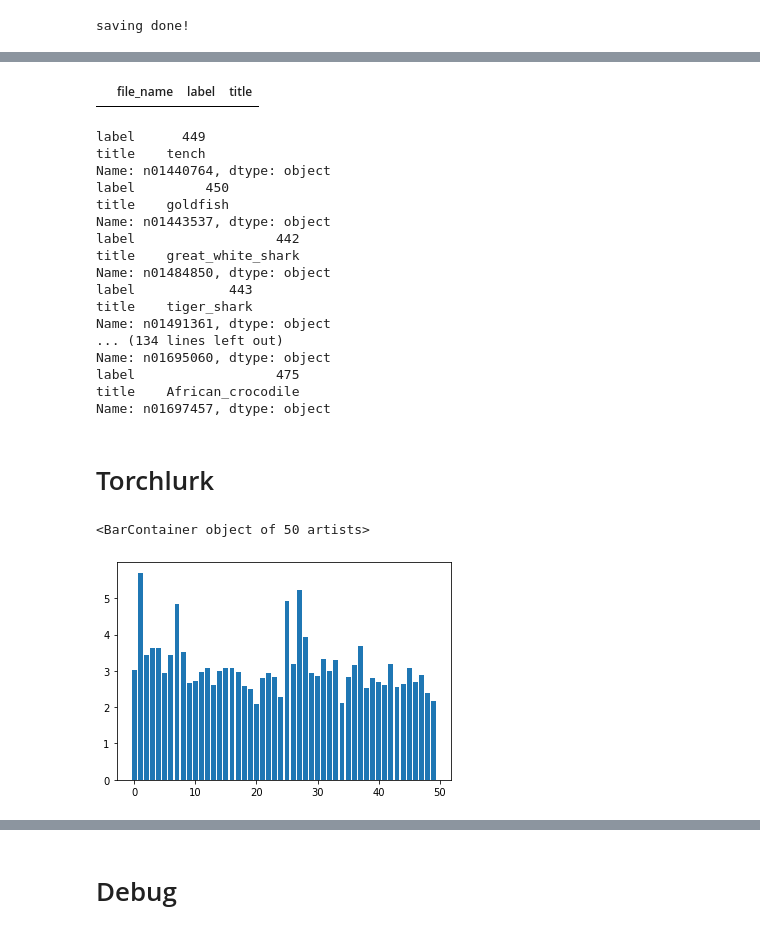
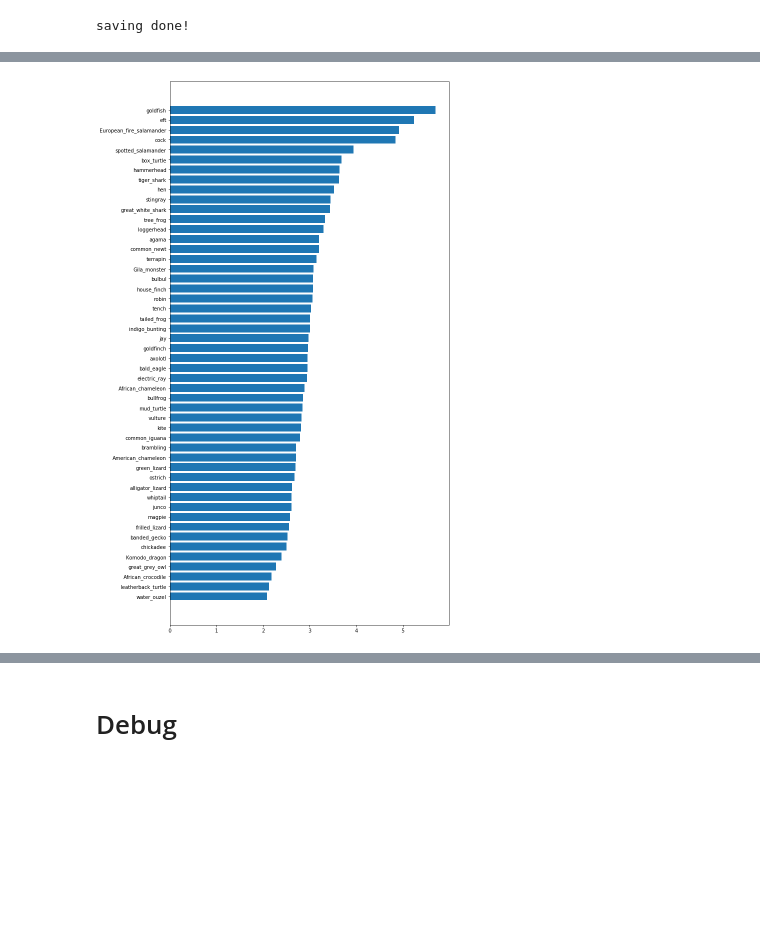
Before and after one commit to torchlurk/torchlurk, a Jupyter notebook: src/run_backend.ipynb, the cells around one changed output, grey strips where cells are left out. Drawn from its saved outputs; the diff is of its cells as text; code cells hidden in the pictures; blank space fills up the shorter version.

Commit message:
histogram update

```diff
--- a/src/run_backend.ipynb
+++ b/src/run_backend.ipynb
@@ -45,3 +85,8 @@ NameError: name 'subifold' is not defined
+# %%
+#watch out: once you chose a folder name for the computed images and a json name, the json name will point to that folder name exclusively.
+lurker = Lurk(model,preprocess,save_comp_img_path='../results/06_05_20/'
+                              ,save_json_pathname='../saved_model/06_05_20.json'
+                              ,img_path="../data/50classes/")
 # %% [markdown]
 ## Current cursor
 # %%
@@ -107,26 +95,0 @@ label_infos50 = pd.DataFrame(columns=label_infos.columns)
-# %%
-label_infos50
-# %% [output]
-|  | file_name | label | title |
-# %%
-
-for key,value in my_dataset.class_to_idx.items():
-    print(label_infos.loc[key])
-# %% [output]
-label      449
-title    tench
-Name: n01440764, dtype: object
-label         450
-title    goldfish
-Name: n01443537, dtype: object
-label                  442
-title    great_white_shark
-Name: n01484850, dtype: object
-label            443
-title    tiger_shark
-Name: n01491361, dtype: object
-... (134 lines left out)
-Name: n01695060, dtype: object
-label                  475
-title    African_crocodile
-Name: n01697457, dtype: object
@@ -137,2 +95,0 @@ data_loader = torch.utils.data.DataLoader(my_dataset, batch_size=1, shuffle=True
-# %% [markdown]
-# Torchlurk
@@ -171,7 +96,4 @@ from misc_funcs import create_folders
 # %%
-temp = lurker.model_info[0]['filters'][0]['histo_counts_max']
+plot_hist(lurker.model_info[0]['filters'][0]['histo_counts_max'])
+# %% [output]
+[figure, added]
-# %%
-plt.bar(temp.keys(),temp.values())
-# %% [output]
-<BarContainer object of 50 artists>
-[figure, removed]
```
Also changed, not shown: parts of 18 cells of this notebook, 5 other files.
